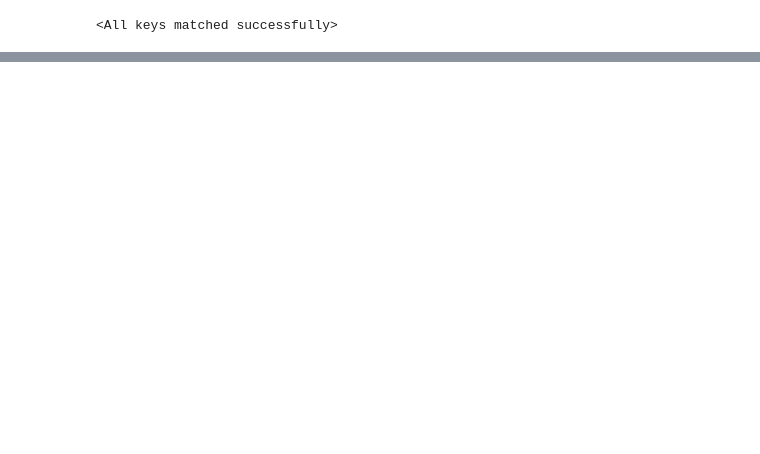
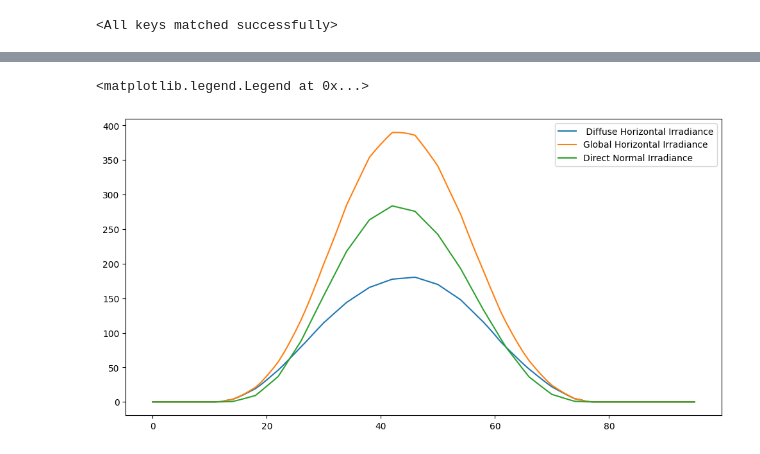
Before and after one commit to pavlikp/PV-PIML, a Jupyter notebook: notebooks/newADRinspect.ipynb, the cells around one changed output, grey strips where cells are left out. Drawn from its saved outputs; the diff is of its cells as text; code cells hidden in the pictures; blank space fills up the shorter version.

```diff
--- a/notebooks/newADRinspect.ipynb
+++ b/notebooks/newADRinspect.ipynb
@@ -59,0 +85,25 @@ tensor(0.0009)
+# %%
+import numpy as np
+from tqdm import tqdm
+
+dhi_avg = torch.zeros(96)
+ghi_avg = torch.zeros(96)
+dni_avg = torch.zeros(96)
+
+for i in tqdm(range(len(ds))):
+    dhi_avg += ds[i][0]["dhi"]
+    ghi_avg += ds[i][0]["ghi"]
+    dni_avg += ds[i][0]["dni"]
+
+dhi_avg /= len(ds)
+ghi_avg /= len(ds)
+dni_avg /= len(ds)
+# %%
+plt.figure(figsize=(12, 6))
+plt.plot(dhi_avg)
+plt.plot(ghi_avg)
+plt.plot(dni_avg)
+plt.legend([" Diffuse Horizontal Irradiance", "Global Horizontal Irradiance", "Direct Normal Irradiance"])
+# %% [output]
+<matplotlib.legend.Legend at 0x...>
+[figure, added]
```
Also changed, not shown: parts of 13 cells of this notebook, 9 other files.
